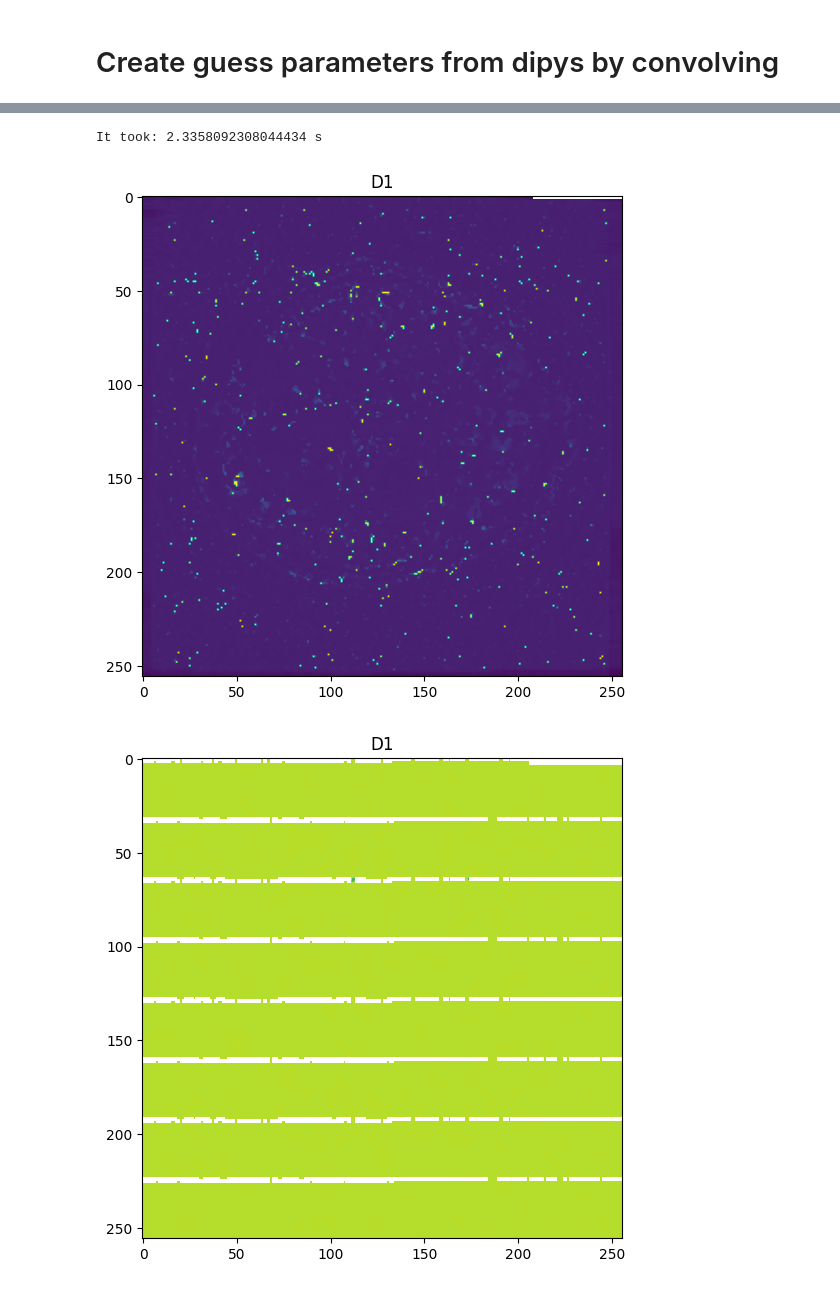
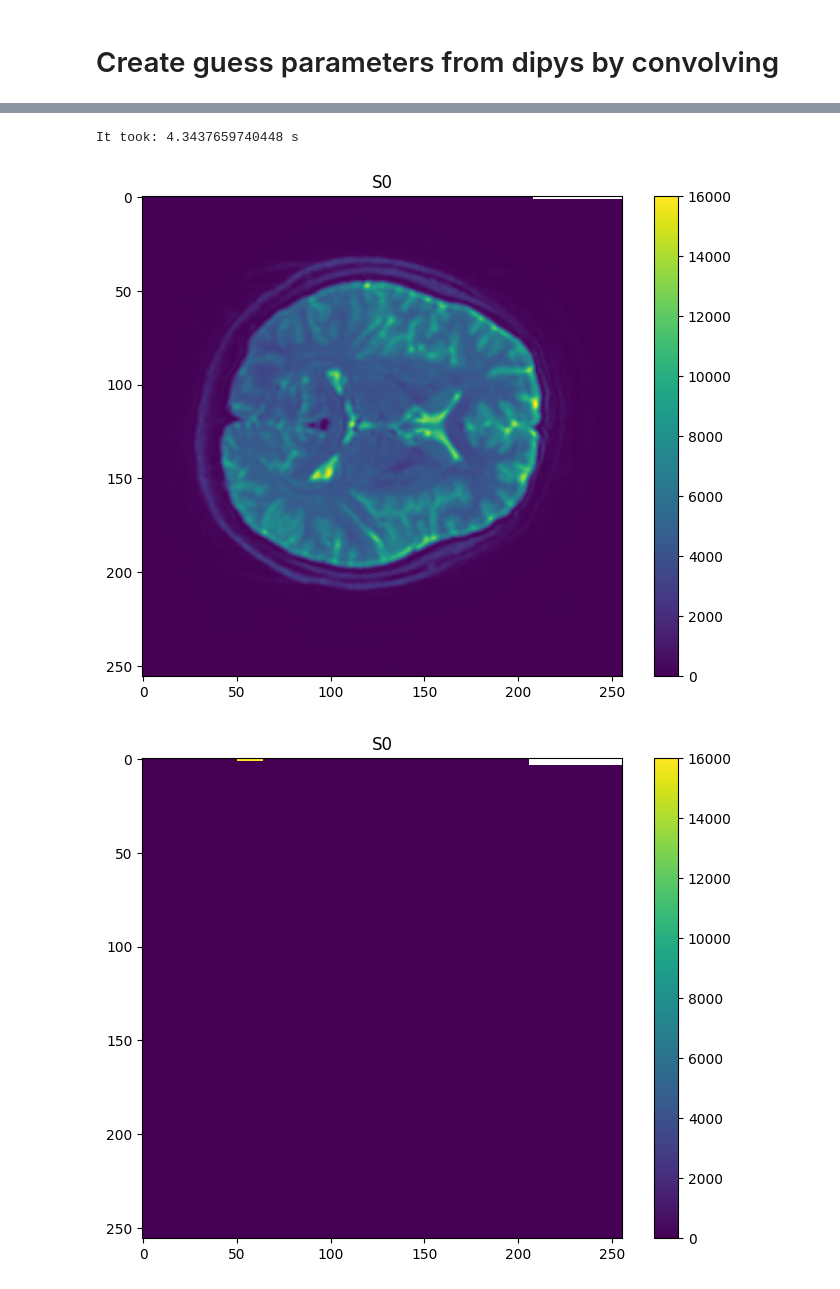
Before and after one commit to turbotage/pycompute, a Jupyter notebook: test_optimize.ipynb, the cells around one changed output, grey strips where cells are left out. Cells and saved outputs as stored; diff of their text form; code cells hidden in the pictures.

```diff
--- a/test_optimize.ipynb
+++ b/test_optimize.ipynb
@@ -70,7 +70,7 @@ Text(0.5, 1.0, 'data - b=0')
 # %%
 
 kernel_size = 5
-avg_kernel = np.ones((kernel_size,kernel_size))
+avg_kernel = np.ones((kernel_size,kernel_size))/25.0
 
 pars = np.empty(pars_dipy.shape, pars_dipy.dtype)
 
@@ -113,3 +128,8 @@ pars_flat = np.reshape(pars, (4, nvoxels)).copy()
+# %%
+pars_flat = np.reshape(np.transpose(pars, (3,0,1,2)), (4, nvoxels)).copy()
+#pars_flat_back = np.transpose(np.reshape(pars_flat, (4, data_shape[0], data_shape[1], data_shape[2])), (1,2,3,0))
+#param_printer(pars, print_D2=True)
+#param_printer(pars_flat_back, print_D2=True)
 # %%
 import cuda.lsqnonlin as clsq
 importlib.reload(clsq)
@@ -118,35 +138,28 @@ expr = 'S0*(f*exp(-b*D_1)+(1-f)*exp(-b*D_2))'
 pars_str = ['S0', 'f', 'D_1', 'D_2']
 consts_str = ['b']
 
-nchunks = 2
+nchunks = 1
 chunk_size = math.ceil(nvoxels / nchunks)
 
 start = time.time()
 for i in range(0,nchunks):
 
-    parscu = cp.asarray(pars_flat[:,i*chunk_size:(i+1)*chunk_size].copy())
-    constscu = cp.asarray(consts[:,i*chunk_size*ndata:(i+1)*chunk_size*ndata].copy())
-    datacu = cp.asarray(data_flat[:,i*chunk_size*ndata:(i+1)*chunk_size*ndata].copy())
-    lower_bound_cu = cp.asarray(lower_bound[:,i*chunk_size:(i+1)*chunk_size].copy())
-    upper_bound_cu = cp.asarray(upper_bound[:,i*chunk_size:(i+1)*chunk_size].copy())
+	parscu = cp.array(pars_flat[:,i*chunk_size:(i+1)*chunk_size], dtype=cp.float32, copy=True)
+	constscu = cp.array(consts[:,i*chunk_size*ndata:(i+1)*chunk_size*ndata], dtype=cp.float32, copy=True)
+	datacu = cp.array(data_flat[:,i*chunk_size*ndata:(i+1)*chunk_size*ndata], dtype=cp.float32, copy=True)
+	lower_bound_cu = cp.array(lower_bound[:,i*chunk_size:(i+1)*chunk_size], dtype=cp.float32, copy=True)
+	upper_bound_cu = cp.array(upper_bound[:,i*chunk_size:(i+1)*chunk_size], dtype=cp.float32, copy=True)
 
-    solm = clsq.SecondOrderLevenbergMarquardt(expr, pars_str, consts_str, parscu, constscu, datacu, lower_bound_cu, upper_bound_cu, write_to_file = True)
-    solm.run(10, 1e-5)
+	solm = clsq.SecondOrderLevenbergMarquardt(expr, pars_str, consts_str, parscu, constscu, datacu, lower_bound_cu, upper_bound_cu, write_to_file = True)
+	parscu = solm.run(50, 1e-5)
 
-    cp.cuda.stream.get_current_stream().synchronize()
-    pars_flat[:,i*chunk_size:(i+1)*chunk_size] = parscu.get()
-    del solm
+	pars_flat[:,i*chunk_size:(i+1)*chunk_size] = parscu.get()
+	del solm
 
-    #time.sleep(5)
+	#time.sleep(5)
 
 cp.cuda.stream.get_current_stream().synchronize()
 end = time.time()
 print('It took: ' + str(end - start) + ' s')
-
-del parscu
-del constscu
-del datacu
-del lower_bound_cu
-del upper_bound_cu
 # %% [output]
-It took: 2.3358092308044434 s
+It took: 4.3437659740448 s
@@ -155,8 +166,10 @@ pars_flat_back = np.reshape(pars_flat, pars_dipy.shape)
+# %%
+pars_flat_back = np.transpose(np.reshape(pars_flat, (4, data_shape[0], data_shape[1], data_shape[2])), (1,2,3,0))
 # %%
 #param_printer(pars, print_S0=True)
-param_printer(pars_dipy, print_S0=True)
+param_printer(pars_dipy, slicez=15, clim=[0.0, 16000], viewport=[[0.0, 1.0],[0.0, 1.0]], print_S0=True)
 
-param_printer(pars_flat_back, print_S0=True)
+param_printer(pars_flat_back, slicez=15, clim=[0.0, 16000], viewport=[[0.0, 1.0],[0.0, 1.0]], print_S0=True)
 # %% [output]
-[figure, old version]
+[figure, new version]
-[figure, old version]
+[figure, new version]
```
Also changed, not shown: parts of 9 cells of this notebook, 12 other files.
